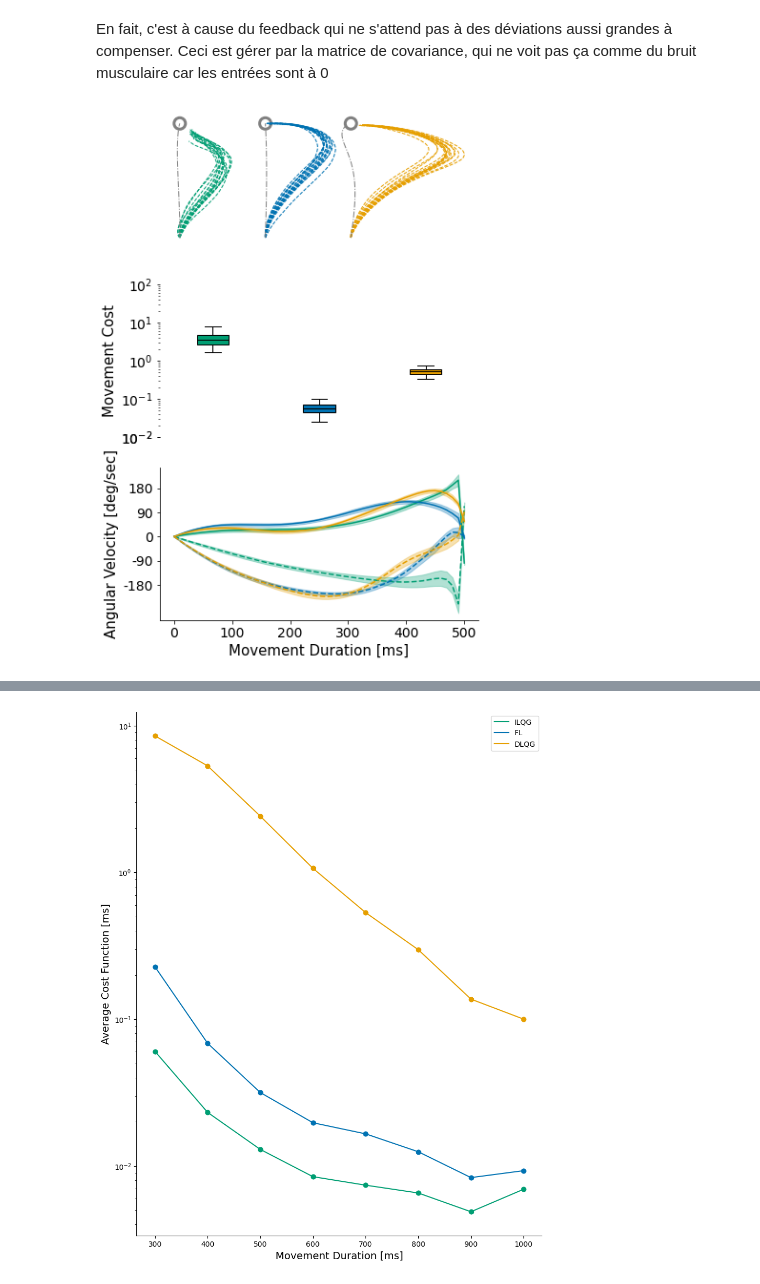
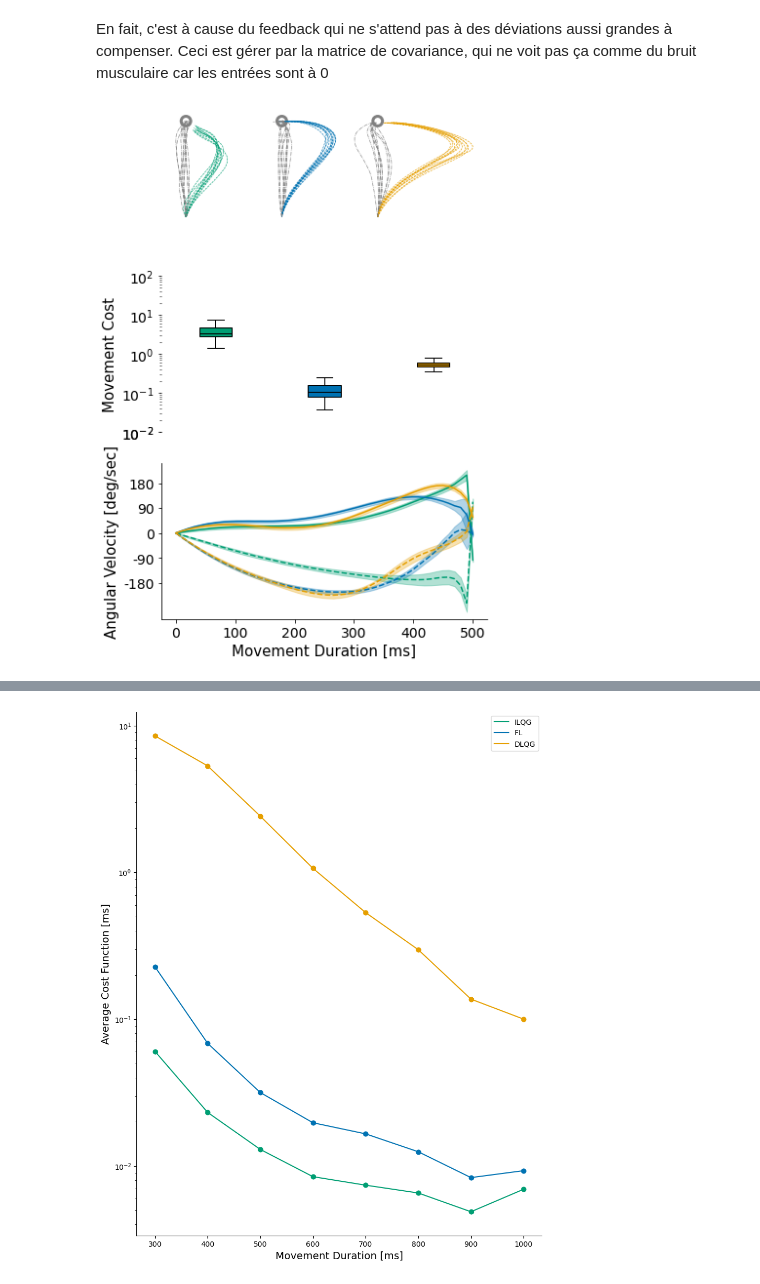
Before and after one commit to AlexandreThy/PhD, a Jupyter notebook: CurrentParts/PaperPlot.ipynb, the cells around one changed output, grey strips where cells are left out. Drawn from its saved outputs; the diff is of its cells as text; code cells hidden in the pictures.

```diff
--- a/CurrentParts/PaperPlot.ipynb
+++ b/CurrentParts/PaperPlot.ipynb
@@ -194,7 +195,7 @@ for num_sim in range(NUM_SIM):
     for iter,angles in enumerate(np.linspace(0,2*pi,9)[:-1]) :
 
         tg = [XST+cos(angles)*15,YST+sin(angles)*15]
-        xFL,yFL,xfl,uFL = FL_6muscles(Duration=MovementTime,w1=WP,w2=WP,w3=WV,w4=WV,r=1e-8,Num_iter=NumIteration,starting_point=st,targets=tg,Delay = 0.06,Activate_Noise=True,FF = False)
+        xFL,yFL,xfl,uFL = simulate_FL(Duration=MovementTime,w1=WP,w2=WP,w3=WV,w4=WV,r=1e-8,Num_iter=NumIteration,starting_point=st,targets=tg,Delay = 0.06,Activate_Noise=True,FF = False)
         trajectories[num_sim,iter] = np.array([xFL,yFL]).T
         if num_sim <= 15 : plt.plot(xFL,yFL,color = "#0072B2",linewidth = 1,label = "FL")
         plt.plot([tg[0]],[tg[1]],marker = "s",markersize = 25,markeredgecolor = "grey",markerfacecolor='white',zorder = 0,markeredgewidth = 5)
@@ -393,6 +394,7 @@ fig,ax = plt.subplots(3,figsize = (6,10))
 NUM_SIM = 100
 Cost_value = np.zeros((NUM_SIM,3))
 Velocities = np.zeros((NUM_SIM,3,2,NumIteration))
+st = [0,40]
 tg = [0,60]
 colors = ["#009E73","#0072B2","#E69F00"]
 legend = ["ILQG","FL","DLQG"]
@@ -401,22 +403,24 @@ for i in range(NUM_SIM):
     xILQG,yILQG,zilqg,uILQG=ILQG(MovementTime,WP,WV,WR,tg,st,NumIteration,delay = 0.06,Noise=True,print_iterations=False,FF =  True,ff_power=.6)
     xFL,yFL,xfl,uFL = FL_6muscles(Duration=MovementTime,w1=WP,w2=WP,w3=WV,w4=WV,r=1e-9,Num_iter=NumIteration,starting_point=st,targets=tg,Delay = 0.06,Activate_Noise=True,FF = True,ff_power=.6)
     xLQG,yLQG,uDLQG,z=DLQG_6Muscles(w1 = WP,w2 = WP,w3 = WV,w4 = WV, Duration=MovementTime,r1 = WR,Num_iter=NumIteration,starting_point=st,targets=tg,plot = False,Delay = 0.06,Activate_Noise=True,FF = True,ff_power=.6)
-    if i <= 15:
-        ax[0].plot(xILQG,yILQG, color=colors[0], linewidth=1,linestyle = "--")
-        ax[0].plot(xFL+15,yFL, color=colors[1], linewidth=1,linestyle = "--")
-        ax[0].plot(xLQG+30,yLQG, color=colors[2], linewidth=1,linestyle = "--")
+    if i <= 10:
+        ax[0].plot(xILQG,yILQG, color=colors[0], linewidth=.6,linestyle = "--")
+        ax[0].plot(xFL+20,yFL, color=colors[1], linewidth=.6,linestyle = "--")
+        ax[0].plot(xLQG+40,yLQG, color=colors[2], linewidth=.6,linestyle = "--")
     Velocities[i,0] = zilqg[:,2:4].T
     Velocities[i,1] = xfl[:,2:4].T
     Velocities[i,2] = z.T[:,2:4].T
 
     Cost_value[i]=[Cost_function(zilqg,uILQG,tg = tg),Cost_function(xfl,uFL,tg = tg),Cost_function(z.T,uDLQG,tg = tg)]
 
-xILQG,yILQG,zilqg,uILQG=ILQG(MovementTime,WP,WV,WR,tg,st,NumIteration,delay = 0.06,Noise=False,print_iterations=False,FF =  False)
-xFL,yFL,xfl,uFL = FL_6muscles(Duration=MovementTime,w1=WP,w2=WP,w3=WV,w4=WV,r=1e-9,Num_iter=NumIteration,starting_point=st,targets=tg,Delay = 0.06,Activate_Noise=False,FF = False,ff_power=.6)
-xLQG,yLQG,uDLQG,z=DLQG_6Muscles(w1 = WP,w2 = WP,w3 = WV,w4 = WV, Duration=MovementTime,r1 = WR,Num_iter=NumIteration,starting_point=st,targets=tg,plot = False,Delay = 0.06,Activate_Noise=False,FF = False,ff_power=.6)
-ax[0].plot(xILQG,yILQG, color="grey", linewidth=1,linestyle = "-.")
-ax[0].plot(xFL+15,yFL, color="grey", linewidth=1,linestyle = "-.")
-ax[0].plot(xLQG+30,yLQG, color="grey", linewidth=1,linestyle = "-.")
+    if i <= 10:
+        xILQG,yILQG,zilqg,uILQG=ILQG(MovementTime,WP,WV,WR,tg,st,NumIteration,delay = 0.06,Noise=True,print_iterations=False,FF =  False)
+        xFL,yFL,xfl,uFL = FL_6muscles(Duration=MovementTime,w1=WP,w2=WP,w3=WV,w4=WV,r=1e-9,Num_iter=NumIteration,starting_point=st,targets=tg,Delay = 0.06,Activate_Noise=True,FF = False,ff_power=.6)
+        xLQG,yLQG,uDLQG,z=DLQG_6Muscles(w1 = WP,w2 = WP,w3 = WV,w4 = WV, Duration=MovementTime,r1 = WR,Num_iter=NumIteration,starting_point=st,targets=tg,plot = False,Delay = 0.06,Activate_Noise=True,FF = False,ff_power=.6)
+
+        ax[0].plot(xILQG,yILQG, color="grey", linewidth=.6,linestyle = "-.")
+        ax[0].plot(xFL+20,yFL, color="grey", linewidth=.6,linestyle = "-.")
+        ax[0].plot(xLQG+40,yLQG, color="grey", linewidth=.6,linestyle = "-.")
 
 
 for i in range(3):
@@ -445,36 +449,37 @@ box = ax[1].boxplot(Cost_value, patch_artist=True,
     medianprops=dict(color='black'),
     whiskerprops=dict(color='black'),
     capprops=dict(color='black'),showfliers=False)
 
 for patch, color in zip(box['boxes'], colors):
     patch.set_facecolor(color)
 
 
 ax[1].set_ylim(.01,100)
 ax[0].set_aspect("equal")
 ax[0].set_yticks([])
 ax[0].set_xticks([])
 ax[1].set_xticks([])
 delete_axis(ax[0])
 delete_axis(ax[1])
     #ax[1,i].set_xticklabels([legend[i]],fontsize = 15)
 for i in range(1,3):
     ax[1].set_yticks([])
 
 ax[1].set_yticks([.01,.01,.1,1,10,100])
 ax[1].tick_params(axis='y', labelsize=14)
 ax[1].set_ylabel("Movement Cost",fontsize = 15)
 for i in range(3):
-    circle = plt.Circle((0+15*i,60), 1, edgecolor='grey', facecolor='white', linewidth=3)
+    circle = plt.Circle((0+20*i,60), 1, edgecolor='grey', facecolor='white', linewidth=3)
 
 # Add square to plot
     ax[0].add_patch(circle)
 
     #ax[0,i].scatter(tg[0],tg[1],marker = "s",s = 500,color = "grey")
-plt.savefig("Perturbed06.svg",dpi = 300)
+
+plt.savefig("Perturbed06.png",dpi = 300)
 plt.show()
 # %% [output]
-[figure, old version]
+[figure, new version]
 # %%
 st,tg = longmovement_1()
 st,tg = np.array(st),np.array(tg)
```
Also changed, not shown: parts of 7 cells of this notebook, 7 other files.
